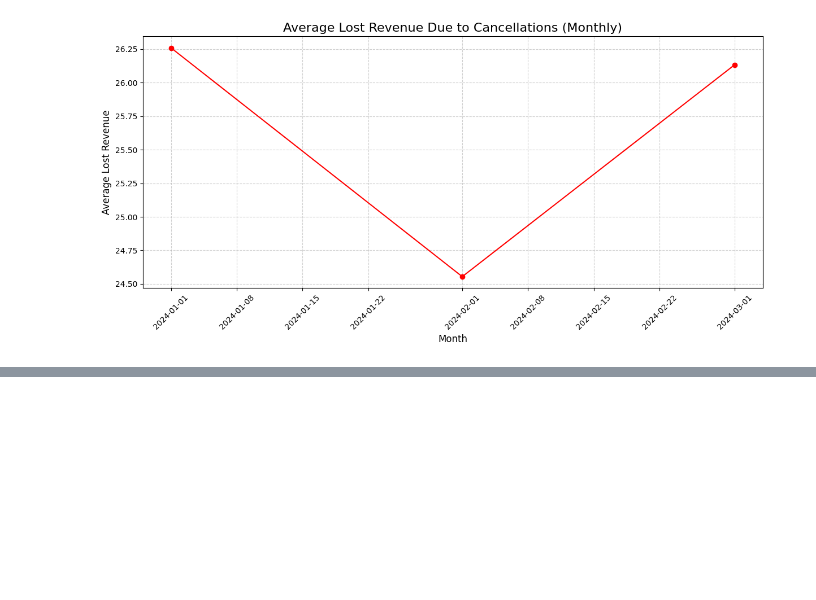
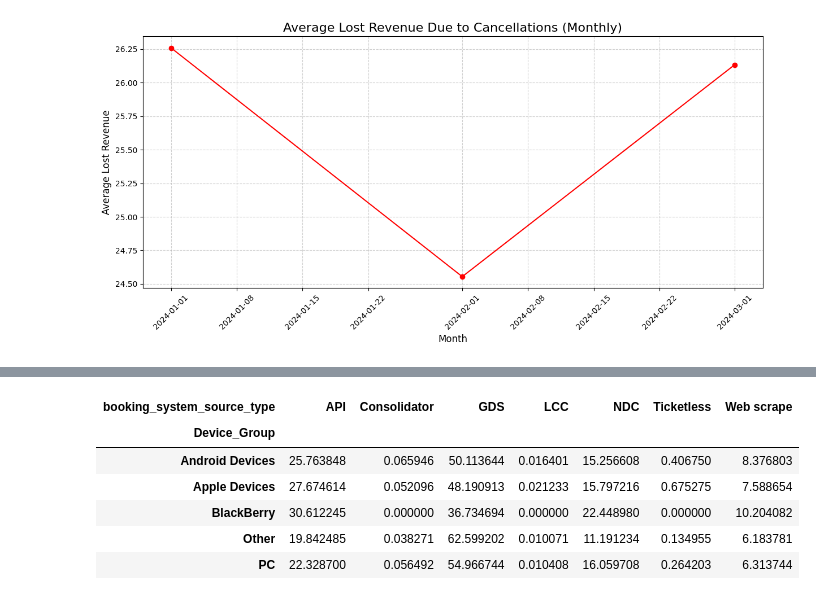
Before and after one commit to MinaBadri/MinaBadri-20250117, a Jupyter notebook: orders_preview.ipynb, the cells around one changed output, grey strips where cells are left out. Drawn from its saved outputs; the diff is of its cells as text; code cells hidden in the pictures; blank space fills up the shorter version.

```diff
--- a/orders_preview.ipynb
+++ b/orders_preview.ipynb
@@ -548,0 +608,13 @@ plt.show()
+# %%
+booking_system_dist = orders_file.groupby(['Device_Group', 'booking_system_source_type']).size().unstack(fill_value=0)
+booking_system_percentage = booking_system_dist.div(booking_system_dist.sum(axis=1), axis=0) * 100
+
+booking_system_percentage
+# %% [output]
+| booking_system_source_type | API | Consolidator | GDS | LCC | NDC | Ticketless | Web scrape |
+| Device_Group |  |  |  |  |  |  |  |
+| Android Devices | 25.763848 | 0.065946 | 50.113644 | 0.016401 | 15.256608 | 0.406750 | 8.376803 |
+| Apple Devices | 27.674614 | 0.052096 | 48.190913 | 0.021233 | 15.797216 | 0.675275 | 7.588654 |
+| BlackBerry | 30.612245 | 0.000000 | 36.734694 | 0.000000 | 22.448980 | 0.000000 | 10.204082 |
+| Other | 19.842485 | 0.038271 | 62.599202 | 0.010071 | 11.191234 | 0.134955 | 6.183781 |
+| PC | 22.328700 | 0.056492 | 54.966744 | 0.010408 | 16.059708 | 0.264203 | 6.313744 |
```
Also changed, not shown: parts of 9 cells of this notebook, 1 other file.
